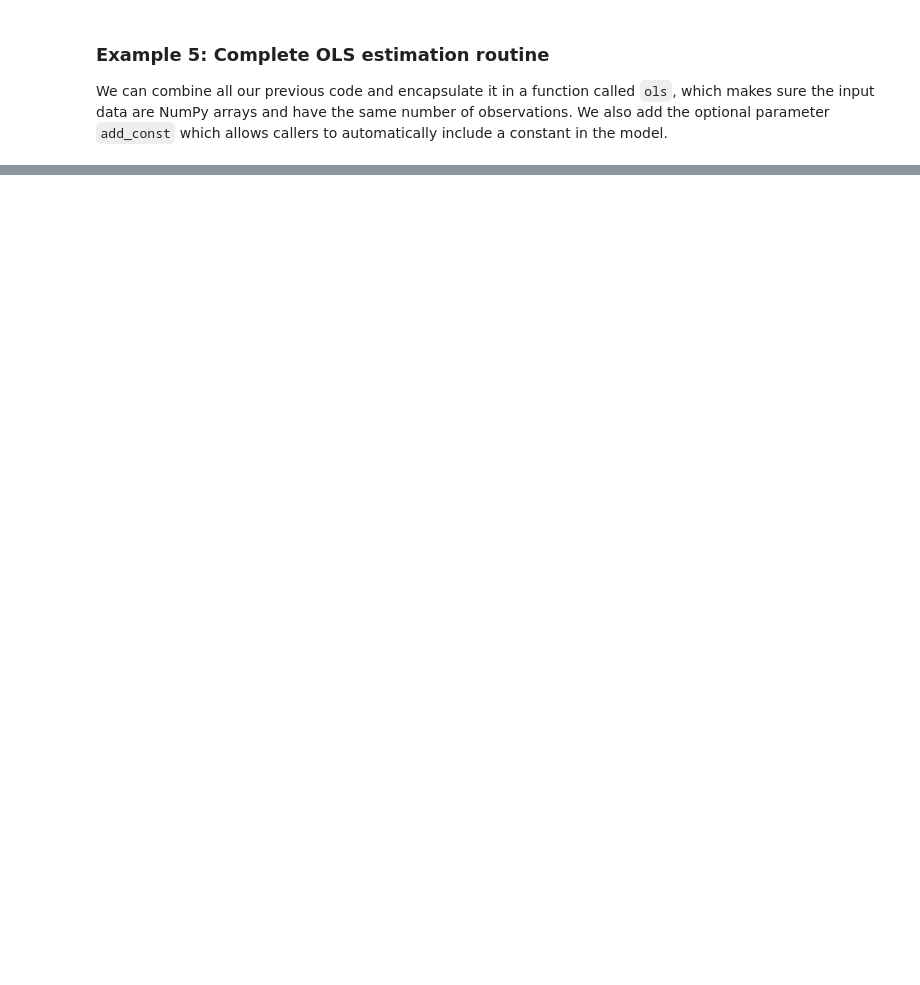
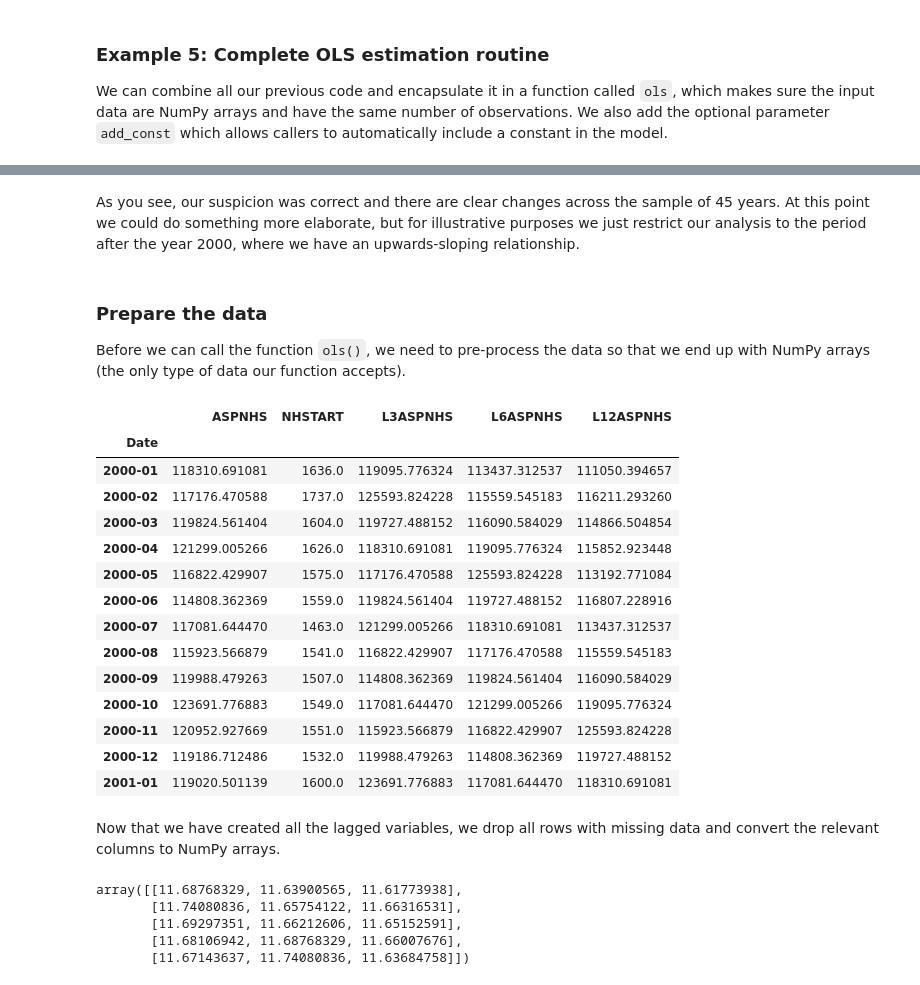
Before and after one commit to richardfoltyn/python-statistics, a Jupyter notebook: lectures/unit11.ipynb, the cells around one changed output, grey strips where cells are left out. Cells and saved outputs as stored; diff of their text form; code cells hidden in the pictures; blank space fills up the shorter version.

```diff
--- a/lectures/unit11.ipynb
+++ b/lectures/unit11.ipynb
@@ -652,0 +790,79 @@ def ols(X, y, add_const=False):
+# %% [markdown]
+As you see, our suspicion was correct and there are clear changes across
+the sample of 45 years. At this point we could do something more elaborate,
+but for illustrative purposes we just restrict our analysis to the
+period after the year 2000, where we have an upwards-sloping relationship.
+# %% [markdown]
+### Prepare the data
+
+Before we can call the function `ols()`, we need to pre-process the data
+so that we end up with NumPy arrays (the only type of data our function
+accepts).
+# %%
+# Keep only relevant variables, rest just clutters the DataFrame
+varlist = ['Year', 'Month', 'ASPNHS', 'NHSTART']
+df = df[varlist].copy()
+
+# Create YYYY-MM date index
+df['Date'] = pd.PeriodIndex(year=df['Year'], month=df['Month'], freq='M')
+df = df.set_index('Date')
+
+# Create 3-month, 6-month and 12-month lags of house prices
+lags = 3, 6, 12
+for lag in lags:
+    df[f'L{lag}ASPNHS'] = df['ASPNHS'].shift(lag)
+
+# Restrict data to year >= 2000
+df = df.loc[df['Year'] >= 2000].copy()
+
+# Drop year, month, these are no longer needed
+df = df.drop(columns=['Year', 'Month'])
+
+# Plot first 13 rows, which clearly shows the lagged values
+df.head(13)
+# %% [output]
+|  | ASPNHS | NHSTART | L3ASPNHS | L6ASPNHS | L12ASPNHS |
+| Date |  |  |  |  |  |
+| 2000-01 | 118310.691081 | 1636.0 | 119095.776324 | 113437.312537 | 111050.394657 |
+| 2000-02 | 117176.470588 | 1737.0 | 125593.824228 | 115559.545183 | 116211.293260 |
+| 2000-03 | 119824.561404 | 1604.0 | 119727.488152 | 116090.584029 | 114866.504854 |
+| 2000-04 | 121299.005266 | 1626.0 | 118310.691081 | 119095.776324 | 115852.923448 |
+| 2000-05 | 116822.429907 | 1575.0 | 117176.470588 | 125593.824228 | 113192.771084 |
+| 2000-06 | 114808.362369 | 1559.0 | 119824.561404 | 119727.488152 | 116807.228916 |
+| 2000-07 | 117081.644470 | 1463.0 | 121299.005266 | 118310.691081 | 113437.312537 |
+| 2000-08 | 115923.566879 | 1541.0 | 116822.429907 | 117176.470588 | 115559.545183 |
+| 2000-09 | 119988.479263 | 1507.0 | 114808.362369 | 119824.561404 | 116090.584029 |
+| 2000-10 | 123691.776883 | 1549.0 | 117081.644470 | 121299.005266 | 119095.776324 |
+| 2000-11 | 120952.927669 | 1551.0 | 115923.566879 | 116822.429907 | 125593.824228 |
+| 2000-12 | 119186.712486 | 1532.0 | 119988.479263 | 114808.362369 | 119727.488152 |
+| 2001-01 | 119020.501139 | 1600.0 | 123691.776883 | 117081.644470 | 118310.691081 |
+# %% [markdown]
+Now that we have created all the lagged variables, we drop all rows with missing data
+and convert the relevant columns to NumPy arrays.
+# %%
+# List of variables to include in model
+var_X = [f'L{lag}ASPNHS' for lag in lags]
+var_y = 'NHSTART'
+
+# Restrict to relevant variables
+df = df[var_X + [var_y]].copy()
+
+# drop all rows with missing observations
+df = df.dropna()
+
+# Extract raw data from data frame
+X = df[var_X].to_numpy()
+y = df[var_y].to_numpy()
+
+# Estimate as elasticity in logs
+log_X = np.log(X)
+log_y = np.log(y)
+
+# Print first 5 observations
+log_X[:5]
+# %% [output]
+array([[11.68768329, 11.63900565, 11.61773938],
+       [11.74080836, 11.65754122, 11.66316531],
+       [11.69297351, 11.66212606, 11.65152591],
+       [11.68106942, 11.68768329, 11.66007676],
+       [11.67143637, 11.74080836, 11.63684758]])
```
Also changed, not shown: parts of 33 cells of this notebook.
